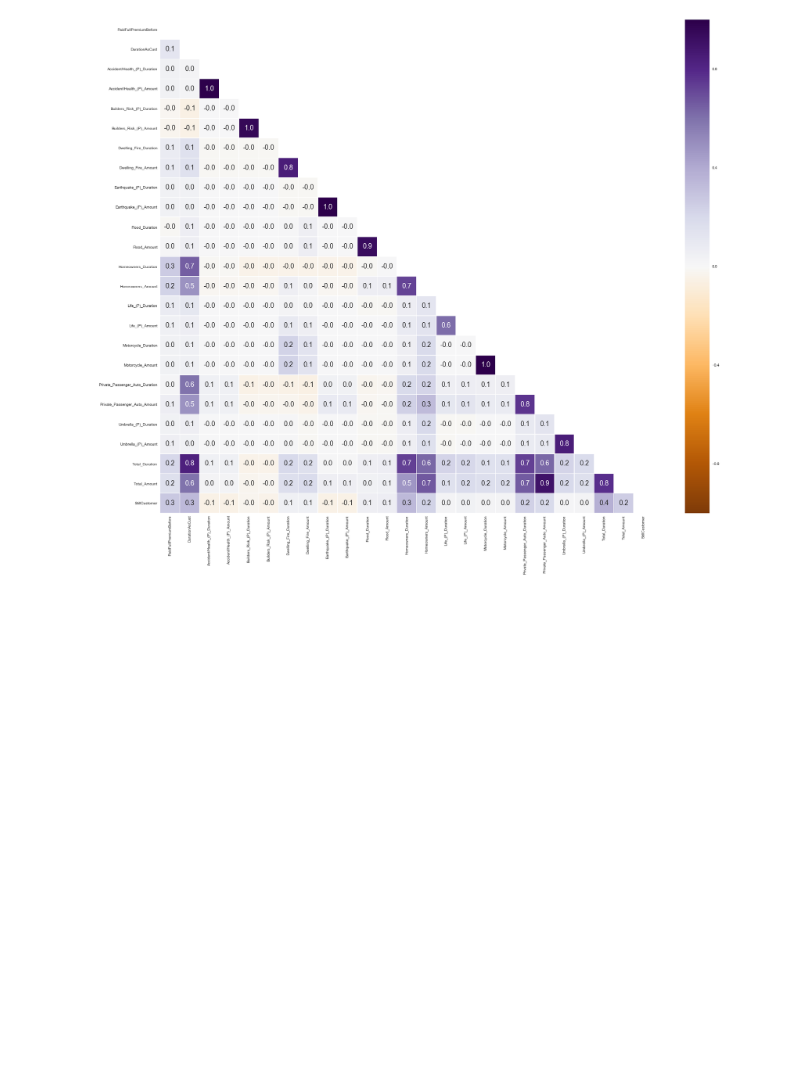
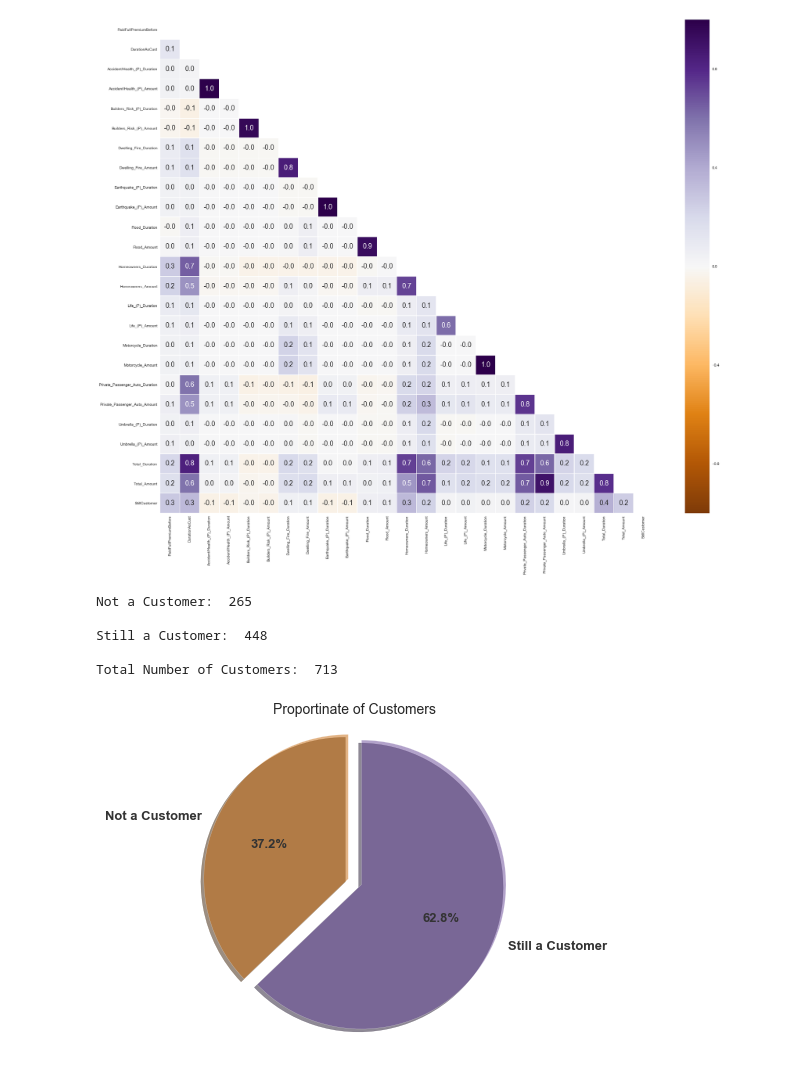
Before and after one commit to Silas-Asamoah/deep-learning-customer-classification, a Jupyter notebook: model_training/customer_classification.ipynb, the cells around one changed output. Saved outputs shown, nothing was run; the diff lists cells and outputs as text; code cells hidden in the pictures; blank space fills up the shorter version.

Commit message:
Exploration of numeric distributions by customer

```diff
--- a/model_training/customer_classification.ipynb
+++ b/model_training/customer_classification.ipynb
@@ -89,3 +89,28 @@ with sns.axes_style("whitegrid"):
 plt.show()
 # %% [output]
 [figure]
+# %%
+not_customer = df.StillCustomer[df['StillCustomer'] == 0].count()
+still_customer = df.StillCustomer[df['StillCustomer'] == 1].count()
+
+print('Not a Customer: ', not_customer,'\n')
+print('Still a Customer: ', still_customer,'\n')
+print('Total Number of Customers: ', not_customer + still_customer)
+# %% [output]
+Not a Customer:  265
+
+Still a Customer:  448
+
+Total Number of Customers:  713
+# %%
+with sns.axes_style("whitegrid"):
+    labels = 'Not a Customer', 'Still a Customer'
+    sizes = [df.StillCustomer[df['StillCustomer'] == 0].count(), df.StillCustomer[df['StillCustomer'] == 1].count()]
+    explode = (0, 0.1)
+    fig1, ax1 = plt.subplots(figsize = (9, 6))
+    ax1.pie(sizes, explode = explode, labels = labels, autopct = '%1.1f%%', shadow = True, startangle = 90, textprops = {'fontsize': 13,                   'weight': 'bold', 'color': '#333333'}, wedgeprops={'alpha':0.5})
+    ax1.axis('equal')
+    plt.title('Proportinate of Customers', size = 14)
+plt.show()
+# %% [output]
+[figure, added]
```
Also changed, not shown: parts of 5 cells of this notebook.
